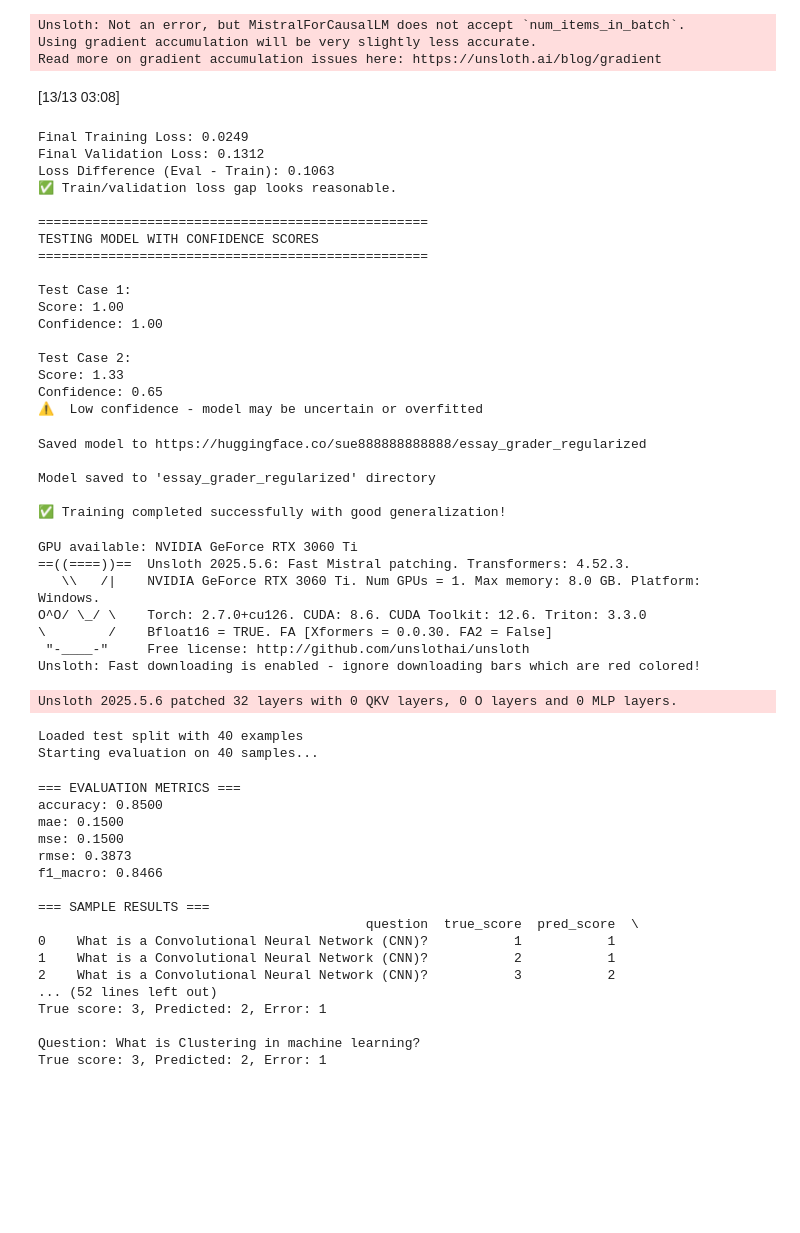
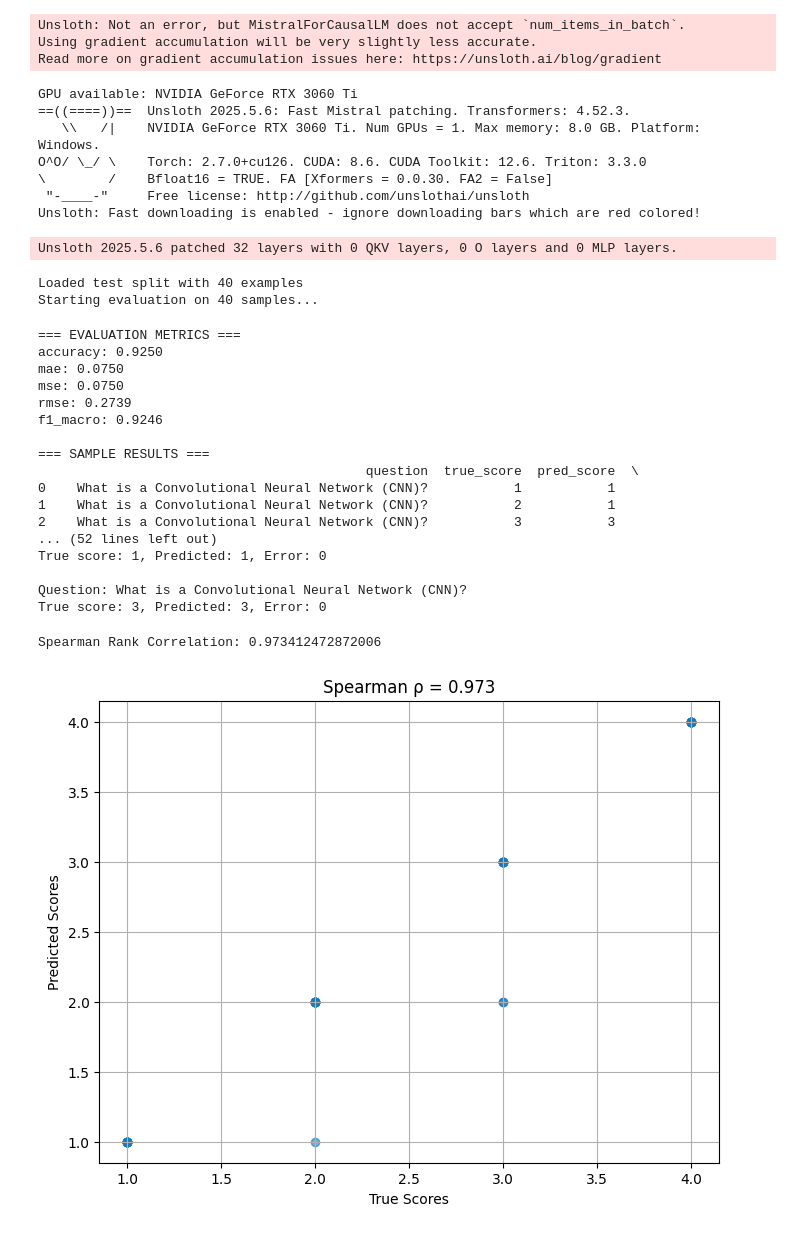
Before and after one commit to HalaKhalifa/automatic-essay-grading, a Jupyter notebook: Models/unsloth_version/mistral_model_with_tuning.ipynb, the cells around one changed output. Cells and saved outputs as stored; diff of their text form; code cells hidden in the pictures; blank space fills up the shorter version.

```diff
--- a/Models/unsloth_version/mistral_model_with_tuning.ipynb
+++ b/Models/unsloth_version/mistral_model_with_tuning.ipynb
@@ -342,8 +324,8 @@ def main():
     # Save the model
     from huggingface_hub import login
     login(token="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")
-    model.push_to_hub("sue888888888888/essay_grader_regularized")
-    tokenizer.push_to_hub("sue888888888888/essay_grader_regularized")
+    model.push_to_hub("sue888888888888/essay_grader")
+    tokenizer.push_to_hub("sue888888888888/essay_grader")
     print(f"\nModel saved to 'essay_grader_regularized' directory")
 
     return trainer, eval_loss - train_loss  # Return gap for monitoring
@@ -364,30 +346,6 @@ if __name__ == "__main__":
         print("6. Implement cross-validation")
     else:
         print("\n✅ Training completed successfully with good generalization!")
-# %% [output]
-[13/13 03:08]
-Final Training Loss: 0.0249
-Final Validation Loss: 0.1312
-Loss Difference (Eval - Train): 0.1063
-✅ Train/validation loss gap looks reasonable.
-
-==================================================
-TESTING MODEL WITH CONFIDENCE SCORES
-==================================================
-
-Test Case 1:
-Score: 1.00
-Confidence: 1.00
-
-Test Case 2:
-Score: 1.33
-Confidence: 0.65
-⚠️  Low confidence - model may be uncertain or overfitted
-Saved model to https://huggingface.co/sue888888888888/essay_grader_regularized
-
-Model saved to 'essay_grader_regularized' directory
-
-✅ Training completed successfully with good generalization!
 # %%
 # Check GPU availability
 if torch.cuda.is_available():
@@ -398,7 +356,7 @@ else:
     device = "cpu"
 
 # Path to your fine-tuned model (change if needed)
-model_path = "sue888888888888/essay_grader_regularized"  # The output_dir from your training script
+model_path = "sue888888888888/essay_grader"  # The output_dir from your training script
 eval_dataset2= load_dataset("sue888888888888/essay_grading_for_instruction_tuning", split="test")
 try:
     # Load the model - if this fails, may need to specify the exact checkpoint
@@ -553,7 +511,7 @@ if results_df["pred_score"].notna().any():
     print(results_df["pred_score"].value_counts().sort_index())
 
 # Save detailed results to CSV
-results_df.to_csv("evaluation_results.csv", index=False)
+results_df.to_csv("../../Evaluation/evaluation_results.csv", index=False)
 print("\nDetailed results saved to 'evaluation_results.csv'")
 
 # --- Error Analysis ---
@@ -580,22 +538,38 @@ Unsloth 2025.5.6 patched 32 layers with 0 QKV layers, 0 O layers and 0 MLP layer
 Loaded test split with 40 examples
 Starting evaluation on 40 samples...
 === EVALUATION METRICS ===
-accuracy: 0.8500
-mae: 0.1500
-mse: 0.1500
-rmse: 0.3873
-f1_macro: 0.8466
+accuracy: 0.9250
+mae: 0.0750
+mse: 0.0750
+rmse: 0.2739
+f1_macro: 0.9246
 
 === SAMPLE RESULTS ===
                                           question  true_score  pred_score  \
 0    What is a Convolutional Neural Network (CNN)?           1           1
 1    What is a Convolutional Neural Network (CNN)?           2           1
-2    What is a Convolutional Neural Network (CNN)?           3           2
+2    What is a Convolutional Neural Network (CNN)?           3           3
 ... (52 lines left out)
-True score: 3, Predicted: 2, Error: 1
+True score: 1, Predicted: 1, Error: 0
 
-Question: What is Clustering in machine learning?
-True score: 3, Predicted: 2, Error: 1
+Question: What is a Convolutional Neural Network (CNN)?
+True score: 3, Predicted: 3, Error: 0
+# %%
+from scipy.stats import spearmanr
+spearmancorr,_= spearmanr(true_scores, pred_scores)
+print("Spearman Rank Correlation:", spearmancorr)
+import matplotlib.pyplot as plt
+
+plt.figure(figsize=(8, 6))
+plt.scatter(true_scores, pred_scores, alpha=0.6)
+plt.xlabel("True Scores")
+plt.ylabel("Predicted Scores")
+plt.title(f"Spearman ρ = {spearmancorr:.3f}")
+plt.grid(True)
+plt.show()
+# %% [output]
+Spearman Rank Correlation: 0.973412472872006
+[figure, added]
 # %%
 from sklearn.metrics import confusion_matrix, ConfusionMatrixDisplay
 
```
Also changed, not shown: parts of 3 cells of this notebook, 1 other file.
